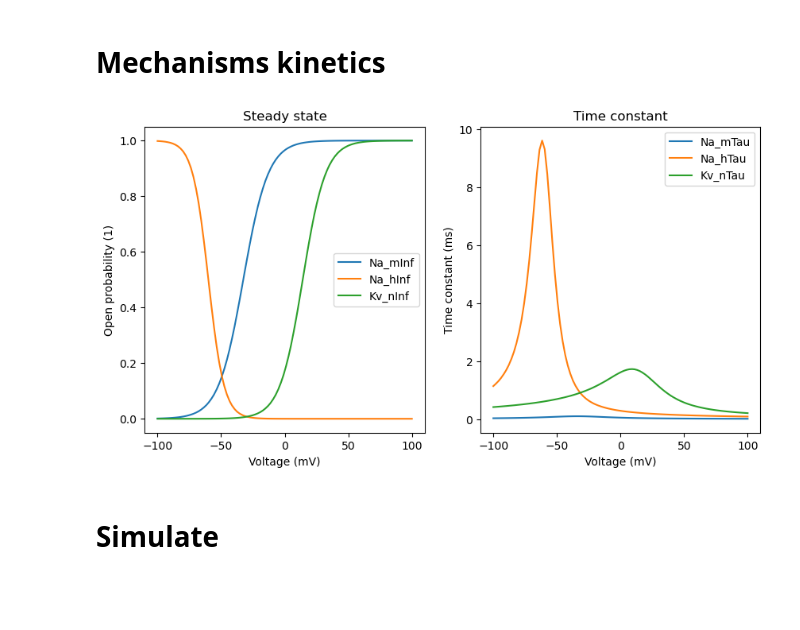
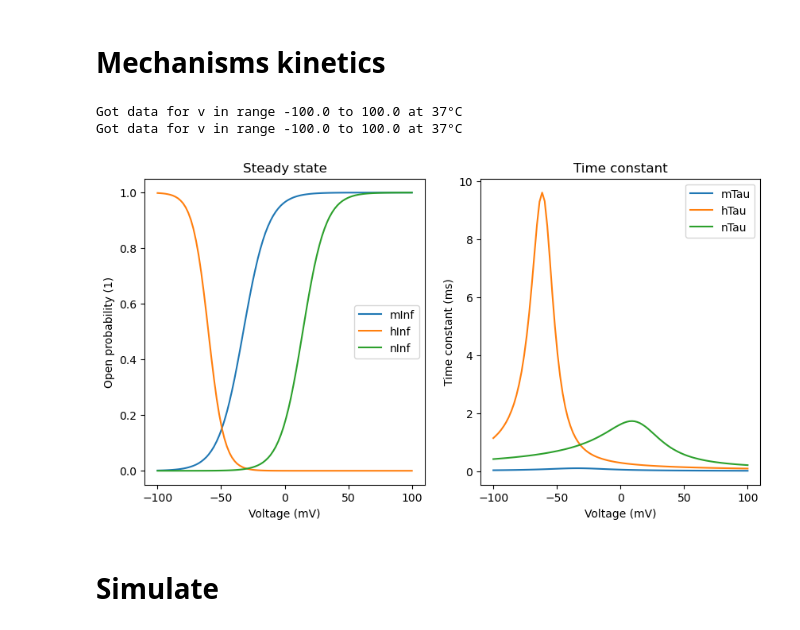
Before and after one commit to Poirazi-Lab/DendroTweaksApp, a Jupyter notebook: app/src/model_demo.ipynb, the cells around one changed output. Cells and saved outputs as stored; diff of their text form; code cells hidden in the pictures; blank space fills up the shorter version.

```diff
--- a/app/src/model_demo.ipynb
+++ b/app/src/model_demo.ipynb
@@ -305,0 +293,3 @@ OrderedDict([('all',
+# %%
+d_lambda = 0.1
+model.set_segmentation(d_lambda=0.1)
@@ -305,0 +361,18 @@ OrderedDict([('all',
+# %%
+model.set_distributed_param(param_name='gbar_Leak',
+                       group_name='all',
+                       distr_type = 'uniform', value=0.0001)
+# %%
+model.set_distributed_param(param_name='gbar_Na',
+                       group_name='all',
+                       distr_type = 'uniform', value=0.03)
+model.set_distributed_param(param_name='gbar_Na',
+                       group_name='soma',
+                       distr_type = 'uniform', value=0.05)
+# %%
+model.set_distributed_param(param_name='gbar_Kv',
+                       group_name='all',
+                       distr_type = 'uniform', value=0.003)
+model.set_distributed_param(param_name='gbar_Kv',
+                       group_name='soma',
+                       distr_type = 'uniform', value=0.005)
@@ -396,9 +534,11 @@ Section 51 has 5 segments
 # Mechanisms kinetics
 # %%
 fig, ax = plt.subplots(1,2, figsize=(10, 5))
-model.mechanisms['Na'].plot_kinetic_variables(ax)
-model.mechanisms['Kv'].plot_kinetic_variables(ax)
+model.mechanisms['Na'].plot_kinetics(ax)
+model.mechanisms['Kv'].plot_kinetics(ax)
 # %% [output]
+Got data for v in range -100.0 to 100.0 at 37°C
+Got data for v in range -100.0 to 100.0 at 37°C
-[figure, old version]
+[figure, new version]
 # %% [markdown]
 # Simulate
```
Also changed, not shown: parts of 108 cells of this notebook, 42 other files.
